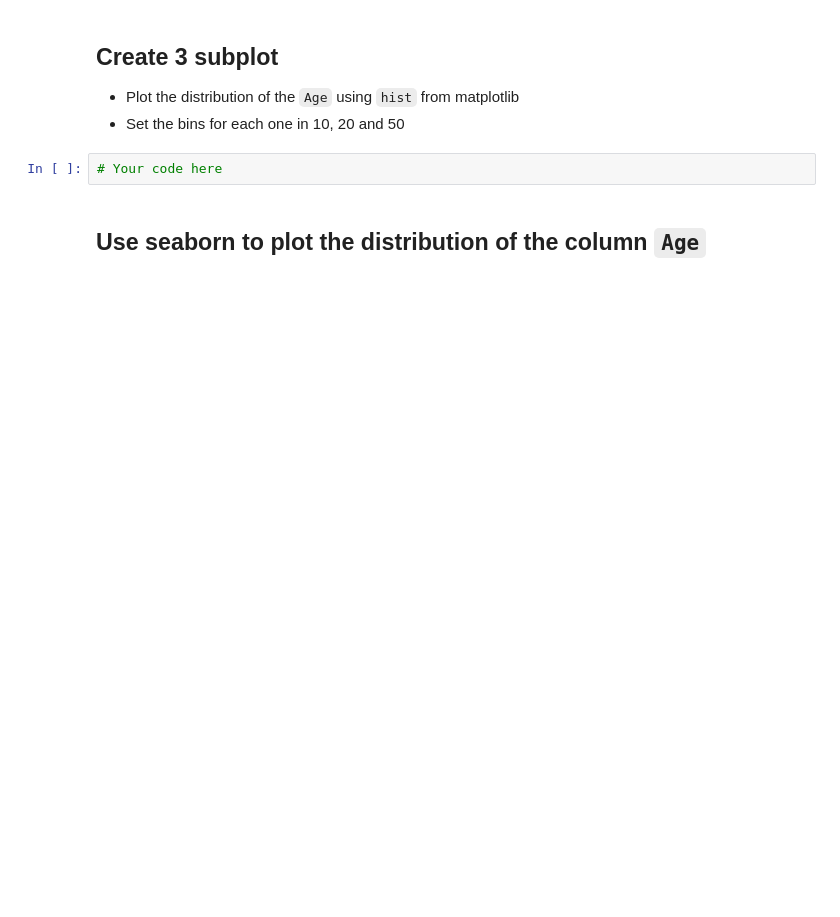
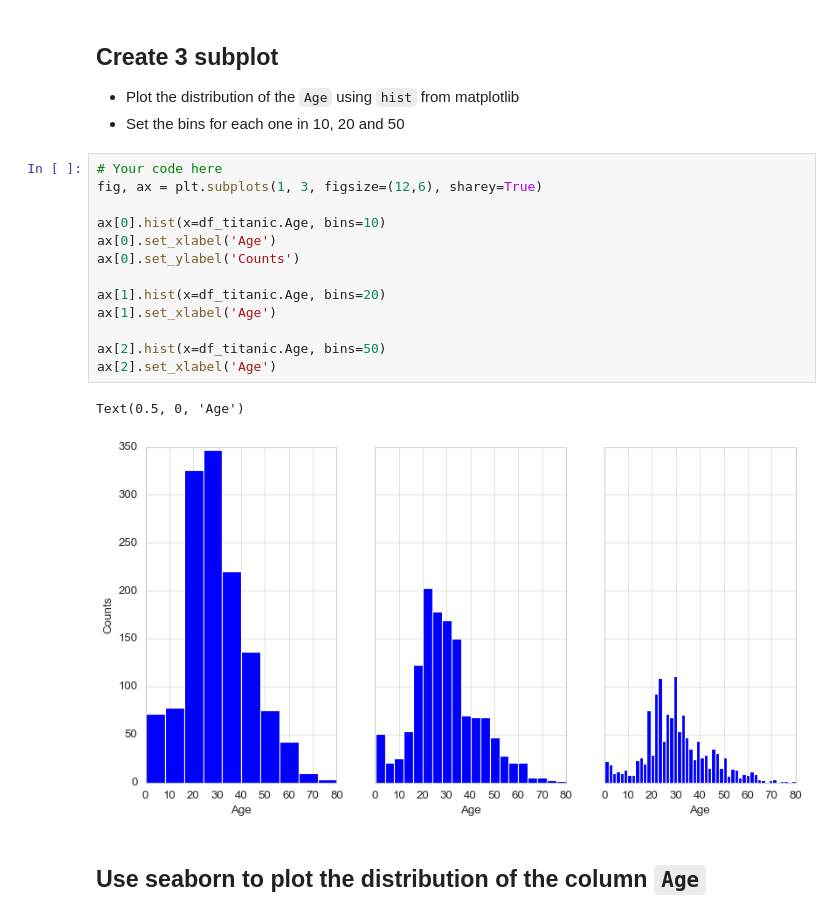
Before and after one commit to natmceoldo/55_DAPT_nat, a Jupyter notebook: Labs/M02-L04-matplotlib_and_seaborn/M02-L04-matplotlib_and_seaborn.ipynb, the cells around one changed output. Drawn from its saved outputs; the diff is of its cells as text; blank space fills up the shorter version.

```diff
--- a/Labs/M02-L04-matplotlib_and_seaborn/M02-L04-matplotlib_and_seaborn.ipynb
+++ b/Labs/M02-L04-matplotlib_and_seaborn/M02-L04-matplotlib_and_seaborn.ipynb
@@ -335,8 +391,22 @@ plt.rcParams['figure.figsize'] = (12, 6)
 ## Create 3 subplot
 - Plot the distribution of the `Age` using `hist` from matplotlib
 - Set the bins for each one in 10, 20 and 50
-# %%
-# Your code here
+# %%
+# Your code here
+fig, ax = plt.subplots(1, 3, figsize=(12,6), sharey=True)
+
+ax[0].hist(x=df_titanic.Age, bins=10)
+ax[0].set_xlabel('Age')
+ax[0].set_ylabel('Counts')
+
+ax[1].hist(x=df_titanic.Age, bins=20)
+ax[1].set_xlabel('Age')
+
+ax[2].hist(x=df_titanic.Age, bins=50)
+ax[2].set_xlabel('Age')
+# %% [output]
+Text(0.5, 0, 'Age')
+[figure, added]
 # %% [markdown]
 ## Use seaborn to plot the distribution of the column `Age`
 # %%
```
Also changed, not shown: parts of 19 cells of this notebook, 8 other files.
